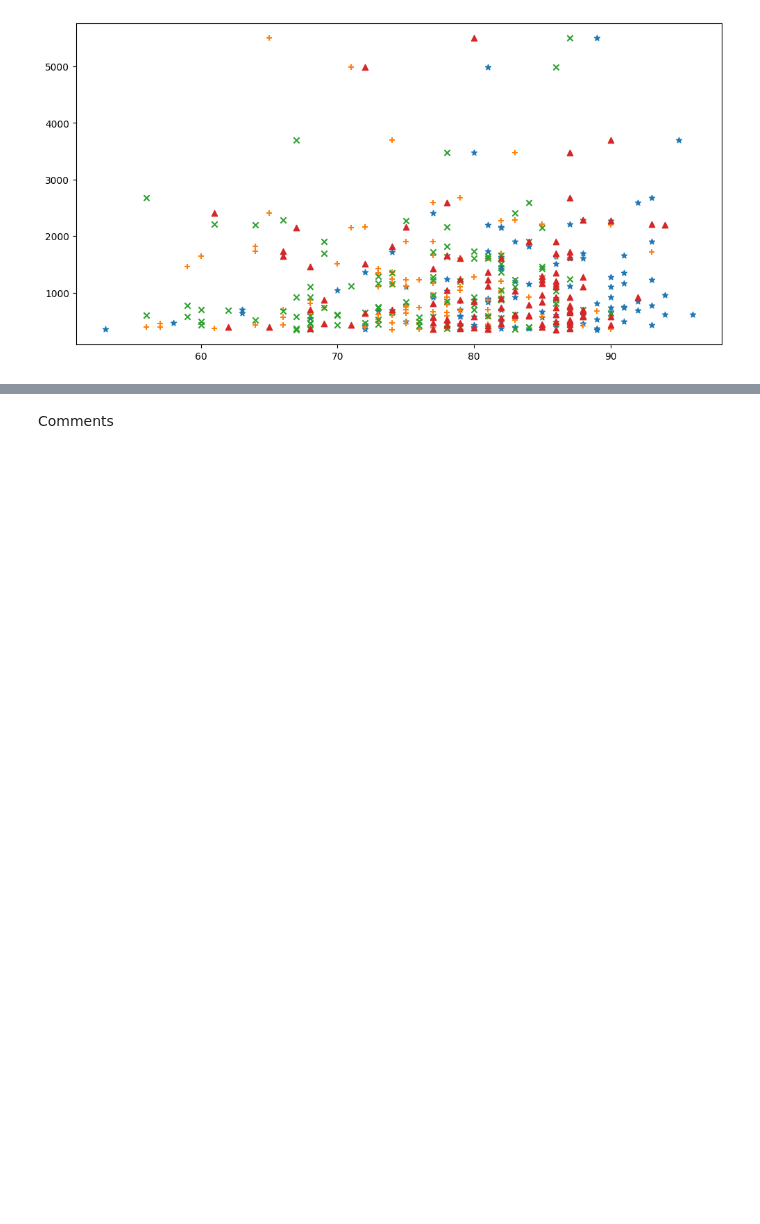
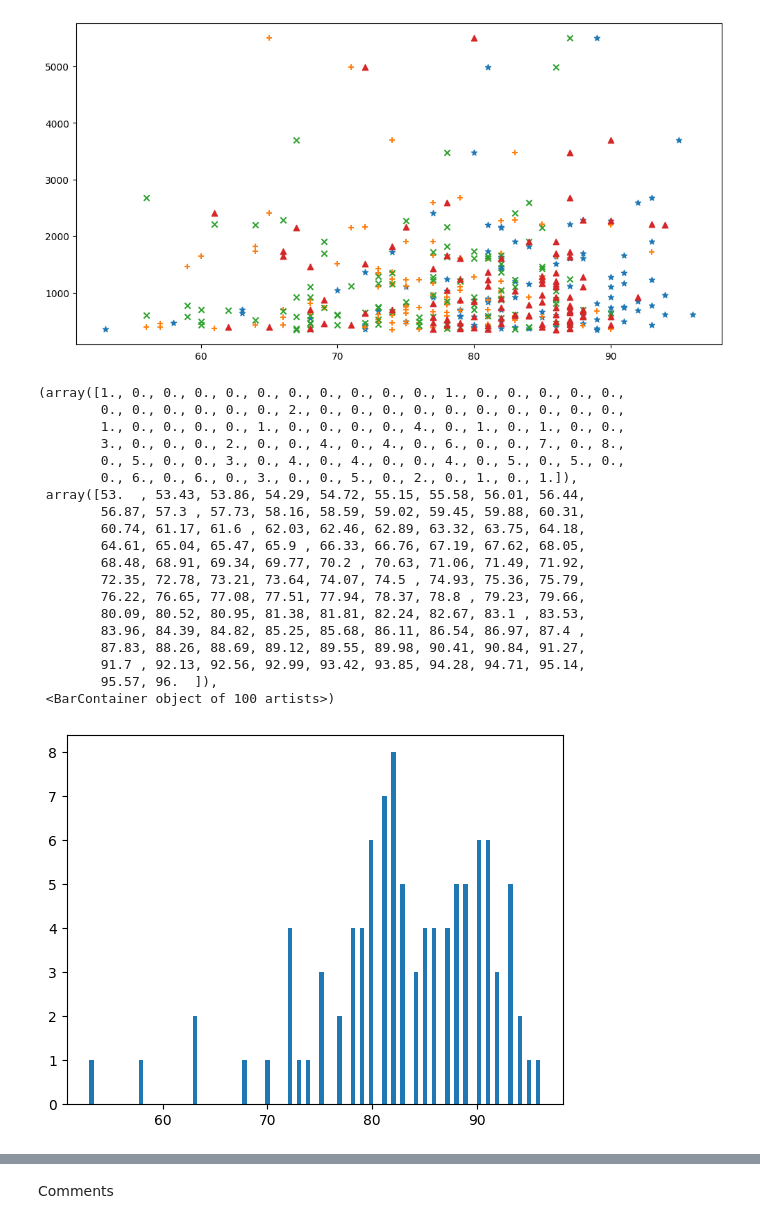
Before and after one commit to StrictHornet/FIFA, a Jupyter notebook: is_he_meta.ipynb, the cells around one changed output, grey strips where cells are left out. Saved outputs shown, nothing was run; the diff lists cells and outputs as text; code cells hidden in the pictures; blank space fills up the shorter version.

```diff
--- a/is_he_meta.ipynb
+++ b/is_he_meta.ipynb
@@ -103,3 +103,27 @@ plt.scatter(top_players.DRI, top_players.Popularity, marker ="^",)
 # %% [output]
 <matplotlib.collections.PathCollection at 0x...>
 [figure]
+# %%
+bins = 100
+plt.hist(top_players.PAC, bins)
+# %% [output]
+(array([1., 0., 0., 0., 0., 0., 0., 0., 0., 0., 0., 1., 0., 0., 0., 0., 0.,
+        0., 0., 0., 0., 0., 0., 2., 0., 0., 0., 0., 0., 0., 0., 0., 0., 0.,
+        1., 0., 0., 0., 0., 1., 0., 0., 0., 0., 4., 0., 1., 0., 1., 0., 0.,
+        3., 0., 0., 0., 2., 0., 0., 4., 0., 4., 0., 6., 0., 0., 7., 0., 8.,
+        0., 5., 0., 0., 3., 0., 4., 0., 4., 0., 0., 4., 0., 5., 0., 5., 0.,
+        0., 6., 0., 6., 0., 3., 0., 0., 5., 0., 2., 0., 1., 0., 1.]),
+ array([53.  , 53.43, 53.86, 54.29, 54.72, 55.15, 55.58, 56.01, 56.44,
+        56.87, 57.3 , 57.73, 58.16, 58.59, 59.02, 59.45, 59.88, 60.31,
+        60.74, 61.17, 61.6 , 62.03, 62.46, 62.89, 63.32, 63.75, 64.18,
+        64.61, 65.04, 65.47, 65.9 , 66.33, 66.76, 67.19, 67.62, 68.05,
+        68.48, 68.91, 69.34, 69.77, 70.2 , 70.63, 71.06, 71.49, 71.92,
+        72.35, 72.78, 73.21, 73.64, 74.07, 74.5 , 74.93, 75.36, 75.79,
+        76.22, 76.65, 77.08, 77.51, 77.94, 78.37, 78.8 , 79.23, 79.66,
+        80.09, 80.52, 80.95, 81.38, 81.81, 82.24, 82.67, 83.1 , 83.53,
+        83.96, 84.39, 84.82, 85.25, 85.68, 86.11, 86.54, 86.97, 87.4 ,
+        87.83, 88.26, 88.69, 89.12, 89.55, 89.98, 90.41, 90.84, 91.27,
+        91.7 , 92.13, 92.56, 92.99, 93.42, 93.85, 94.28, 94.71, 95.14,
+        95.57, 96.  ]),
+ <BarContainer object of 100 artists>)
+[figure, added]
```
Also changed, not shown: parts of 1 cell of this notebook.
